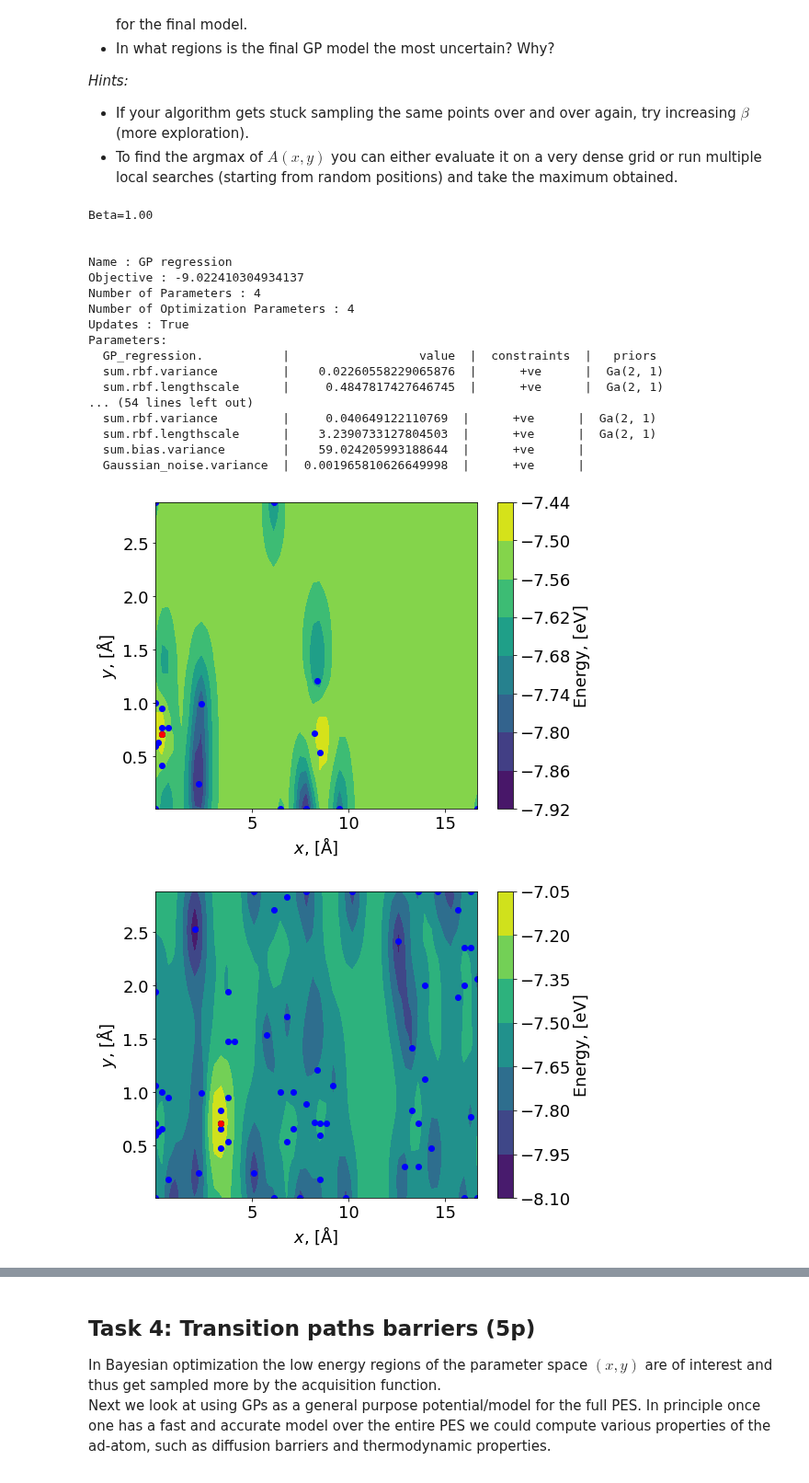
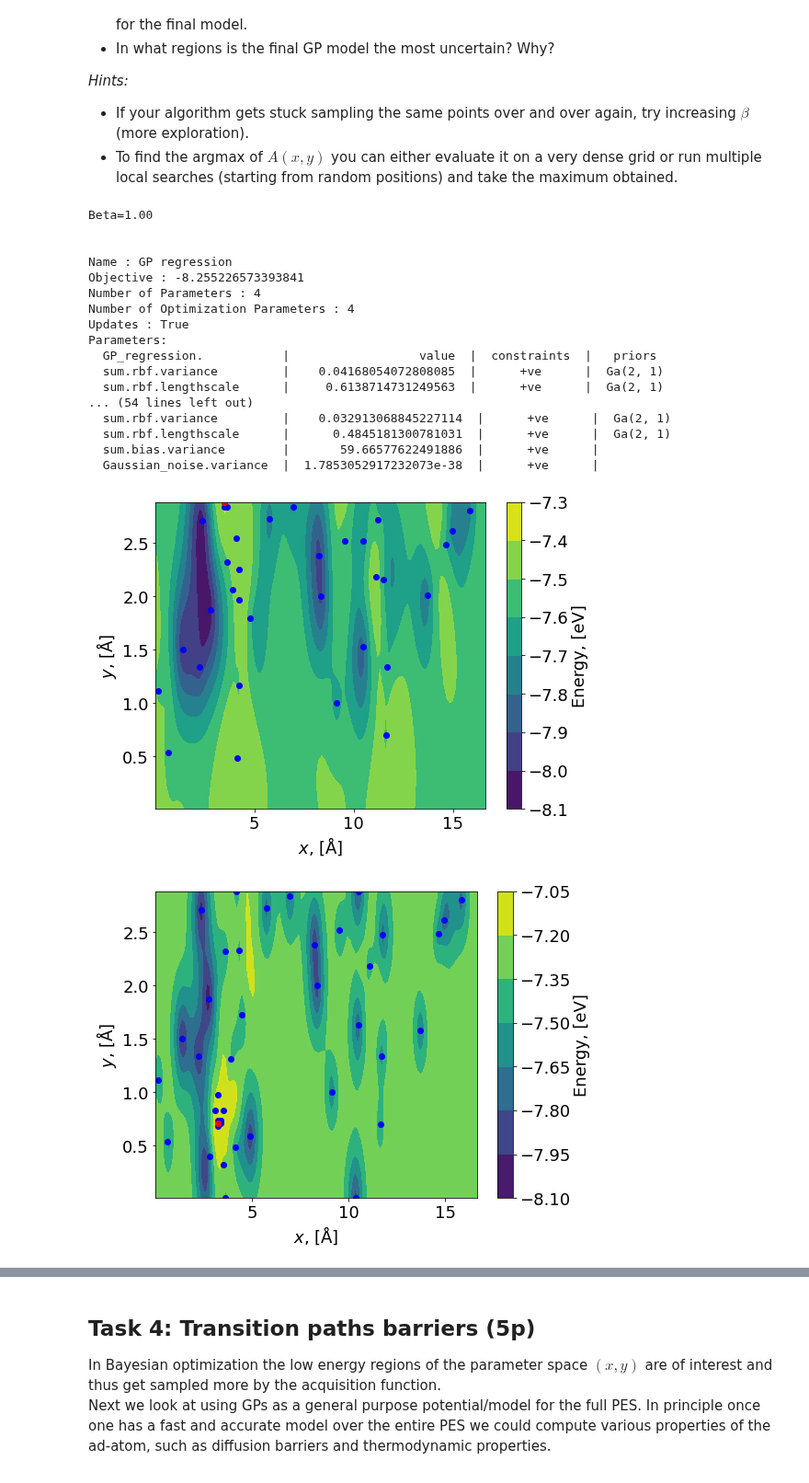
Before and after one commit to elindgren/asam_projects, a Jupyter notebook: project-2b/TIF345_bayesopt_project_2b.ipynb, the cells around one changed output, grey strips where cells are left out. Shown at 92% size. Cells and saved outputs as stored; diff of their text form; code cells hidden in the pictures.

```diff
--- a/project-2b/TIF345_bayesopt_project_2b.ipynb
+++ b/project-2b/TIF345_bayesopt_project_2b.ipynb
@@ -449,42 +453,44 @@ def bayesian_optimization(conv_tol, max_iters, n_data, nx, ny, beta, plot=True,
             print(f'Did not converge in {max_iters} iterations.')
 
     return iters, model, Acq, X
 
 
 conv_tol = 1e-2
 max_iters = 100
-n_data = 5
-nx = 50
-ny = 50
+n_data = 20
+nx = 120
+ny = 120
 
 n_betas = 5
 betas = np.linspace(1,5,n_betas)
 iterations = np.zeros(n_betas)
 final_Xs = np.zeros((n_betas,2))
 
 for i,beta in enumerate(betas):
     print(f'Beta={beta:.2f}')
     iters, model, Acq, X = bayesian_optimization(conv_tol, max_iters, n_data, nx, ny, beta, plot=True, debug=False)
     iterations[i] = iters
     final_Xs[i,:] = X[-1,:]
     print(model)
+#     print(model['sum.std_periodic.lengthscale'])
+#     print(model['sum.std_periodic.period'])
 # %% [output]
 Beta=1.00
 
 
 Name : GP regression
-Objective : -9.022410304934137
+Objective : -8.255226573393841
 Number of Parameters : 4
 Number of Optimization Parameters : 4
 Updates : True
 Parameters:
   GP_regression.           |                  value  |  constraints  |   priors
-  sum.rbf.variance         |    0.02260558229065876  |      +ve      |  Ga(2, 1)
-  sum.rbf.lengthscale      |     0.4847817427646745  |      +ve      |  Ga(2, 1)
+  sum.rbf.variance         |    0.04168054072808085  |      +ve      |  Ga(2, 1)
+  sum.rbf.lengthscale      |     0.6138714731249563  |      +ve      |  Ga(2, 1)
 ... (54 lines left out)
-  sum.rbf.variance         |     0.040649122110769  |      +ve      |  Ga(2, 1)
-  sum.rbf.lengthscale      |    3.2390733127804503  |      +ve      |  Ga(2, 1)
-  sum.bias.variance        |    59.024205993188644  |      +ve      |
-  Gaussian_noise.variance  |  0.001965810626649998  |      +ve      |
+  sum.rbf.variance         |    0.032913068845227114  |      +ve      |  Ga(2, 1)
+  sum.rbf.lengthscale      |      0.4845181300781031  |      +ve      |  Ga(2, 1)
+  sum.bias.variance        |       59.66577622491886  |      +ve      |
+  Gaussian_noise.variance  |  1.7853052917232073e-38  |      +ve      |
-[figure, old version]
+[figure, new version]
-[figure, old version]
+[figure, new version]
```
Also changed, not shown: parts of 8 cells of this notebook.
